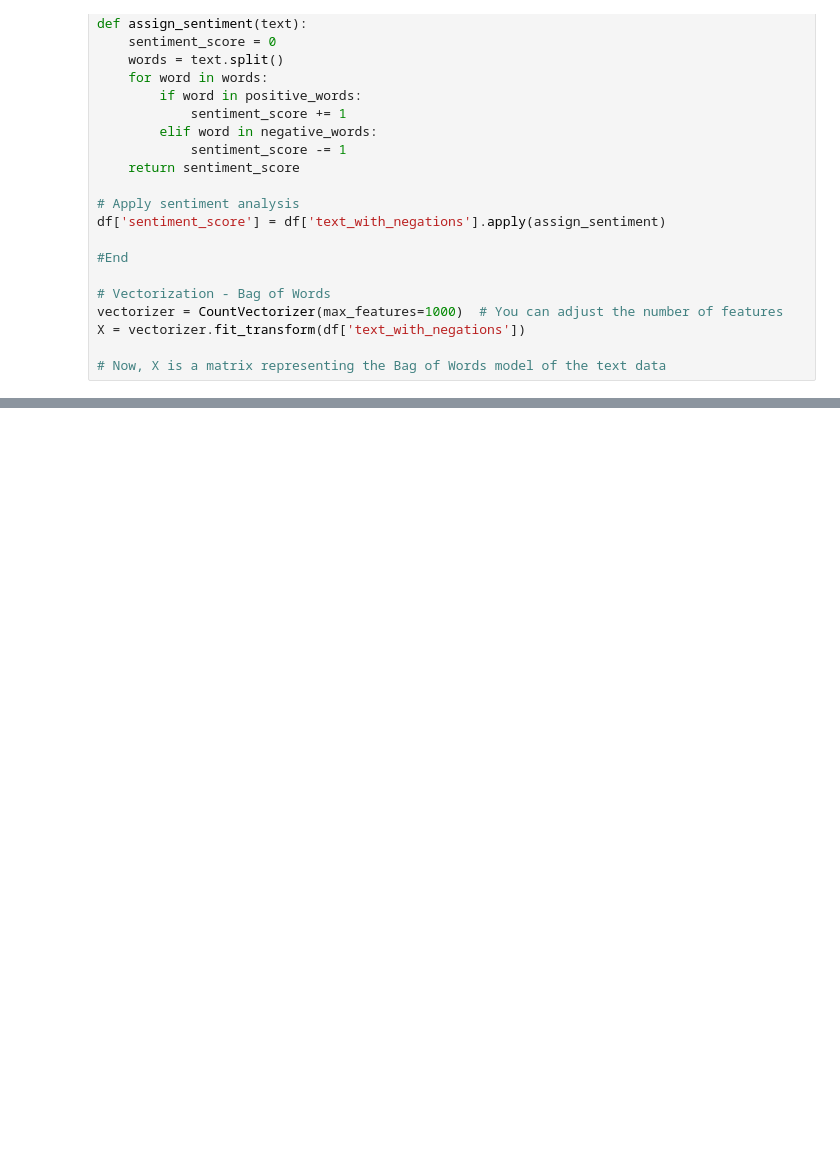
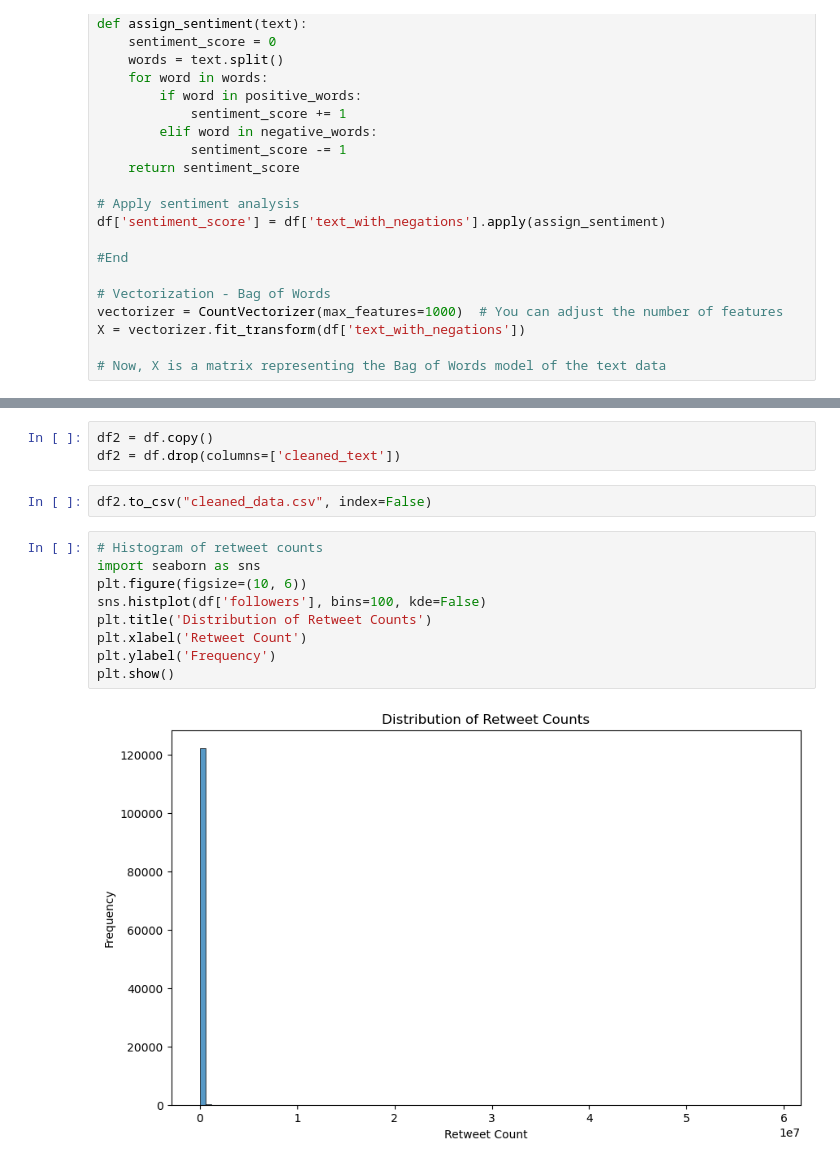
Before and after one commit to MaxAC273/DS5500_Capstone_Sentiment_Analysis, a Jupyter notebook: data_preprocessing.ipynb, the cells around one changed output, grey strips where cells are left out. Cells and saved outputs as stored; diff of their text form; blank space fills up the shorter version.

Commit message:
updated files with visualizations

```diff
--- a/data_preprocessing.ipynb
+++ b/data_preprocessing.ipynb
@@ -317,0 +310,16 @@ generate_word_cloud(tweet_text_after_preprocessing, 'Word Cloud After Preprocess
+# %%
+df2 = df.copy()
+df2 = df.drop(columns=['cleaned_text'])
+# %%
+df2.to_csv("cleaned_data.csv", index=False)
+# %%
+# Histogram of retweet counts
+import seaborn as sns
+plt.figure(figsize=(10, 6))
+sns.histplot(df['followers'], bins=100, kde=False)
+plt.title('Distribution of Retweet Counts')
+plt.xlabel('Retweet Count')
+plt.ylabel('Frequency')
+plt.show()
+# %% [output]
+[figure, added]
```
Also changed, not shown: parts of 10 cells of this notebook, 1 other file.
